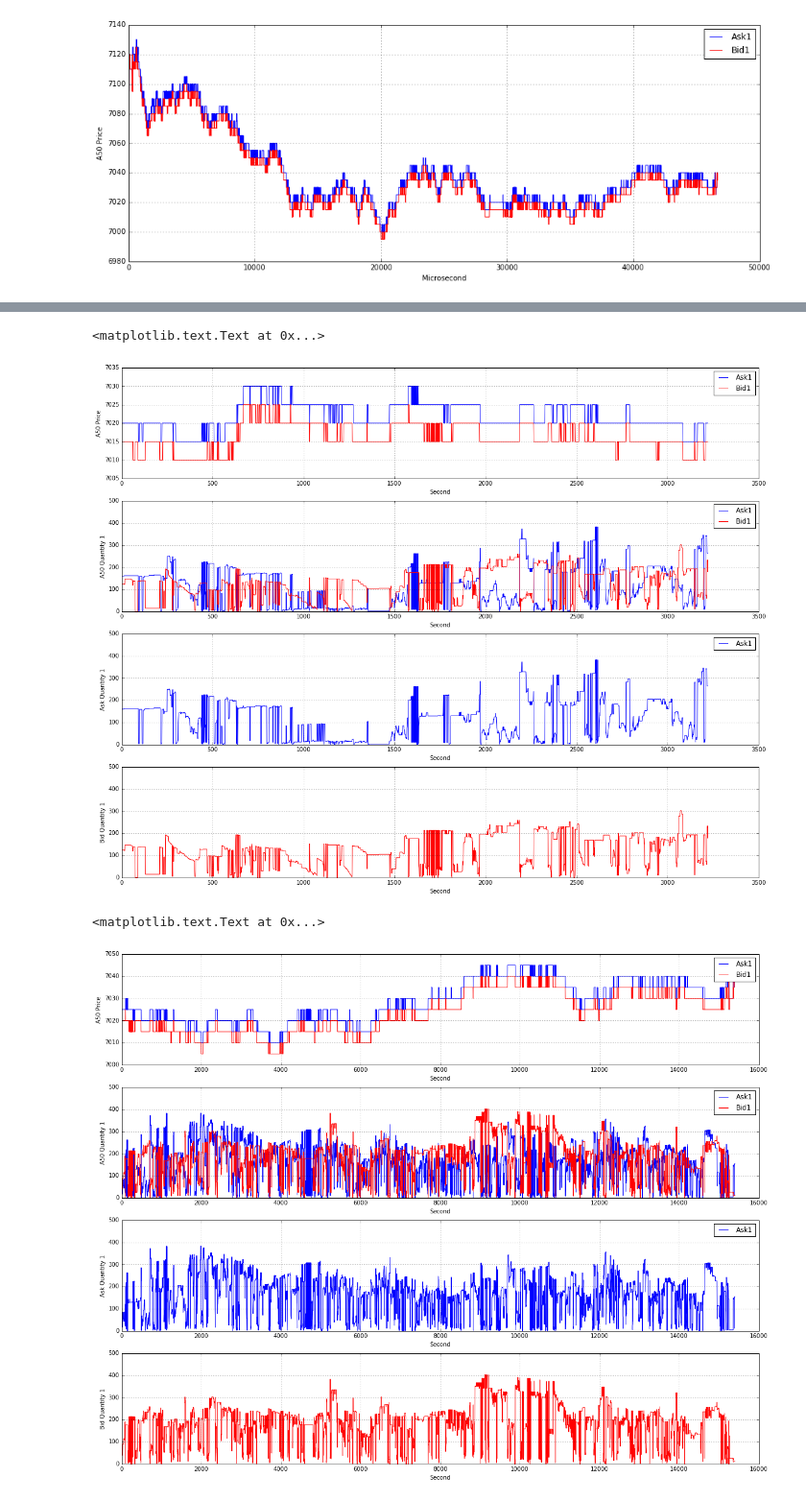
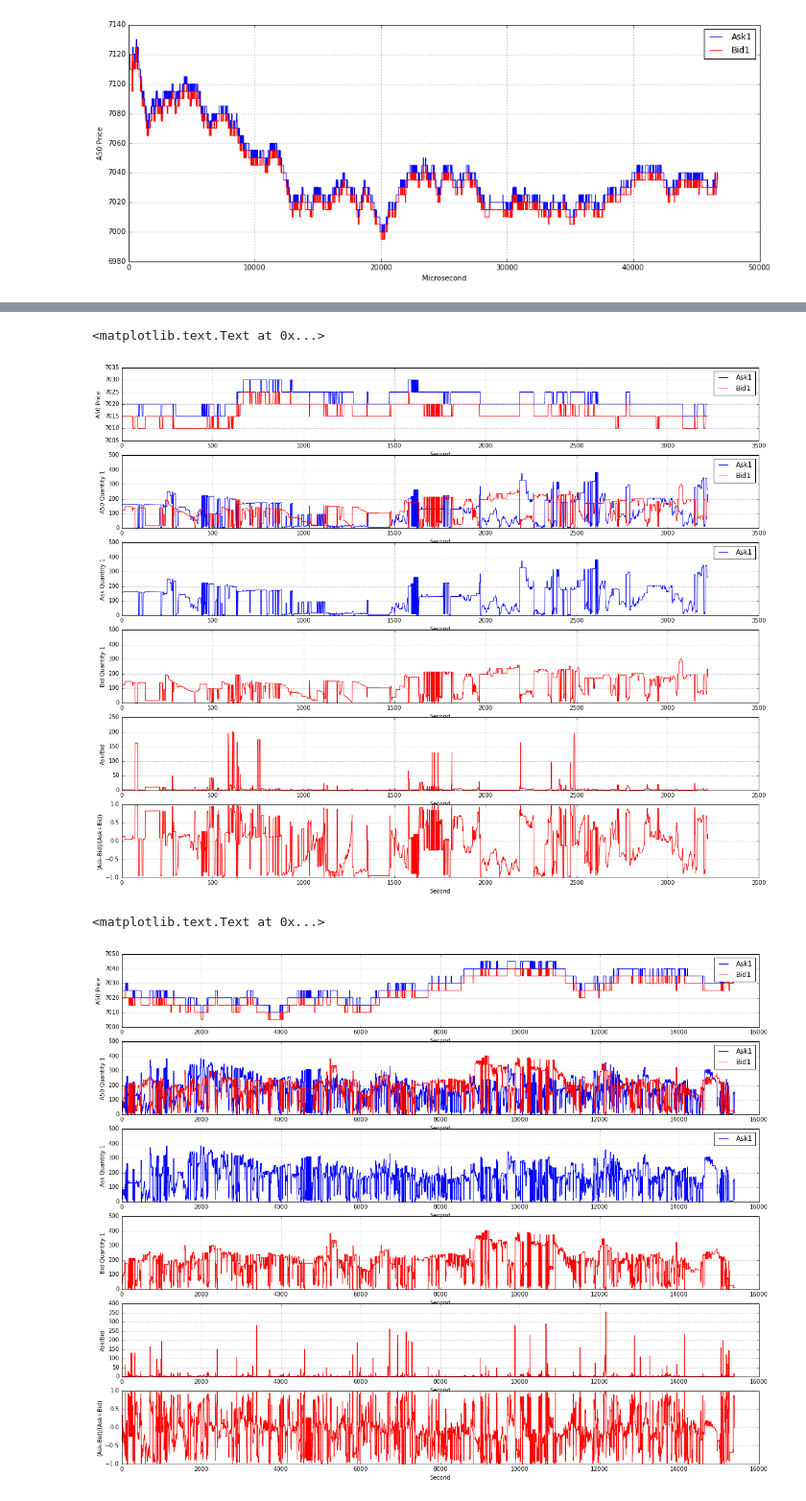
Before and after one commit to rorysroes/SGX-Full-OrderBook-Tick-Data-Trading-Strategy, a Jupyter notebook: Train_Test_Data_Builder_Feature_Extractor.ipynb, the cells around one changed output, grey strips where cells are left out. Shown at 96% size. Cells and saved outputs as stored; diff of their text form; code cells hidden in the pictures.

```diff
--- a/Train_Test_Data_Builder_Feature_Extractor.ipynb
+++ b/Train_Test_Data_Builder_Feature_Extractor.ipynb
@@ -137,9 +193,9 @@ plt.ylabel("Bid Quantity 1")
 # %%
-#Open 11:30 ~ 01:00 => china close
+#Open 11:30 ~ 13:00 => china close
 time1 = 29799
 time2 = 33020
 plt.figure(figsize = (20,16))
-plt.subplot(411)
+plt.subplot(611)
 plt.grid()
 plot(ask_price_1[time1:time2],label = 'Ask1',color = 'b')
 plot(bid_price_1[time1:time2],label = 'Bid1',color = 'r')
@@ -147,7 +203,7 @@ plt.ylim(7005,7035)
 plt.xlabel("Second")
 plt.ylabel("A50 Price")
 plt.legend(loc = 1)
-plt.subplot(412)
+plt.subplot(612)
 plt.grid()
 plot(ask_quantity_1[time1:time2],label = 'Ask1',color = 'b')
 plot(bid_quantity_1[time1:time2],label = 'Bid1',color = 'r')
@@ -155,56 +211,84 @@ plt.ylim(0,500)
 plt.xlabel("Second")
 plt.ylabel("A50 Quantity 1")
 plt.legend(loc = 1)
-plt.subplot(413)
+plt.subplot(613)
 plt.grid()
 plot(ask_quantity_1[time1:time2],label = 'Ask1',color = 'b')
 plt.ylim(0,500)
 plt.xlabel("Second")
 plt.ylabel("Ask Quantity 1")
 plt.legend(loc = 1)
-plt.subplot(414)
+plt.subplot(614)
 plt.grid()
 plot(bid_quantity_1[time1:time2],label = 'Bid1',color = 'r')
 plt.ylim(0,500)
 plt.xlabel("Second")
 plt.ylabel("Bid Quantity 1")
+
+plt.subplot(615)
+plt.grid()
+plot(ask_quantity_1[time1:time2]/bid_quantity_1[time1:time2],label = 'Ask/Bid',color = 'r')
+#plt.ylim(0,400)
+plt.xlabel("Second")
+plt.ylabel("Ask/Bid")
+plt.subplot(616)
+plt.grid()
+plot((ask_quantity_1[time1:time2]-bid_quantity_1[time1:time2])/\
+     (ask_quantity_1[time1:time2]+bid_quantity_1[time1:time2]),label = '(Ask-Bid)/(Ask+Bid)',color = 'r')
+#plt.ylim(0,400)
+plt.xlabel("Second")
+plt.ylabel("(Ask-Bid)/(Ask+Bid)")
 # %% [output]
 <matplotlib.text.Text at 0x...>
-[figure, old version]
+[figure, new version]
 # %%
-#Open 01:00 ~ 16:00
+#Open 13:00 ~ 16:00
 time1 = 31279
 time2 = 46681
 plt.figure(figsize = (20,16))
-plt.subplot(411)
+plt.subplot(611)
 plt.grid()
 plot(ask_price_1[time1:time2],label = 'Ask1',color = 'b')
 plot(bid_price_1[time1:time2],label = 'Bid1',color = 'r')
 plt.ylim(7000,7050)
 plt.xlabel("Second")
 plt.ylabel("A50 Price")
 plt.legend(loc = 1)
-plt.subplot(412)
+plt.subplot(612)
 plt.grid()
 plot(ask_quantity_1[time1:time2],label = 'Ask1',color = 'b')
 plot(bid_quantity_1[time1:time2],label = 'Bid1',color = 'r')
 plt.ylim(0,500)
 plt.xlabel("Second")
 plt.ylabel("A50 Quantity 1")
 plt.legend(loc = 1)
-plt.subplot(413)
+plt.subplot(613)
 plt.grid()
 plot(ask_quantity_1[time1:time2],label = 'Ask1',color = 'b')
 plt.ylim(0,500)
 plt.xlabel("Second")
 plt.ylabel("Ask Quantity 1")
 plt.legend(loc = 1)
-plt.subplot(414)
+plt.subplot(614)
 plt.grid()
 plot(bid_quantity_1[time1:time2],label = 'Bid1',color = 'r')
 plt.ylim(0,500)
 plt.xlabel("Second")
 plt.ylabel("Bid Quantity 1")
+
+plt.subplot(615)
+plt.grid()
+plot(ask_quantity_1[time1:time2]/bid_quantity_1[time1:time2],label = 'Ask/Bid',color = 'r')
+#plt.ylim(0,400)
+plt.xlabel("Second")
+plt.ylabel("Ask/Bid")
+plt.subplot(616)
+plt.grid()
+plot((ask_quantity_1[time1:time2]-bid_quantity_1[time1:time2])/\
+     (ask_quantity_1[time1:time2]+bid_quantity_1[time1:time2]),label = '(Ask-Bid)/(Ask+Bid)',color = 'r')
+#plt.ylim(0,400)
+plt.xlabel("Second")
+plt.ylabel("(Ask-Bid)/(Ask+Bid)")
 # %% [output]
 <matplotlib.text.Text at 0x...>
-[figure, old version]
+[figure, new version]
```
Also changed, not shown: parts of 16 cells of this notebook.
